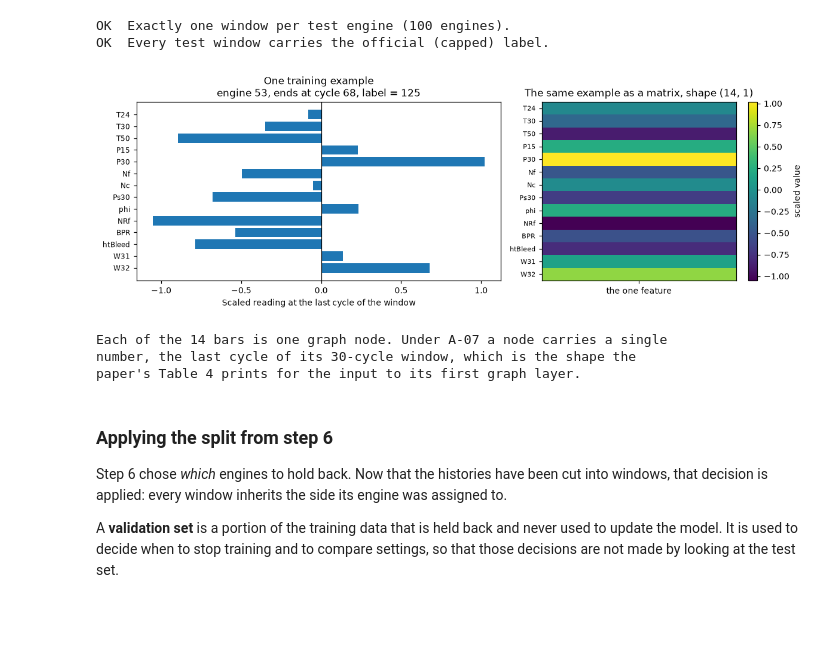
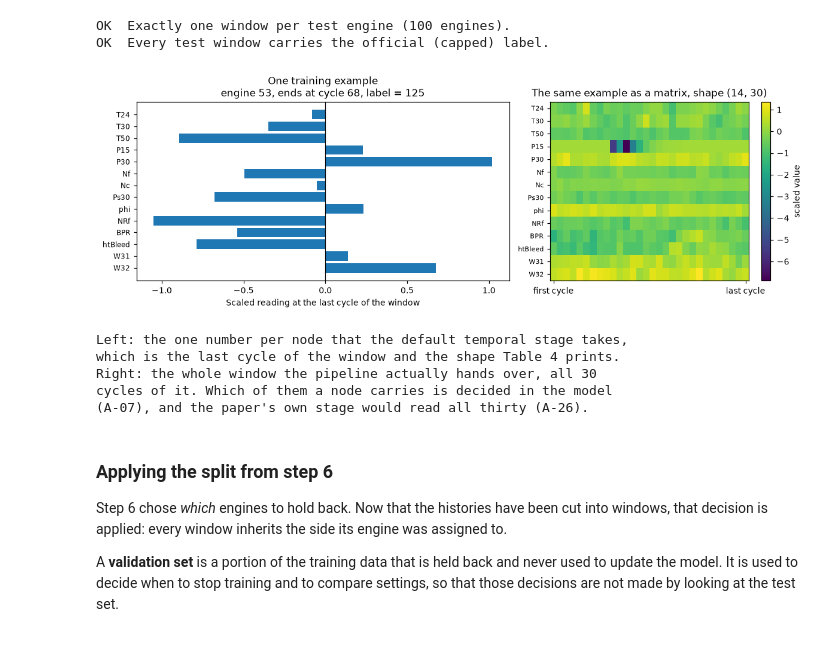
Before and after one commit to AminDaryan/Thesis-GNN-RUL-XAI, a Jupyter notebook: notebooks/01_preprocessing_fd001.ipynb, the cells around one changed output. Cells and saved outputs as stored; diff of their text form; code cells hidden in the pictures.

```diff
--- a/notebooks/01_preprocessing_fd001.ipynb
+++ b/notebooks/01_preprocessing_fd001.ipynb
@@ -1406,47 +1411,54 @@ print("OK  Every test window carries the official (capped) label.")
 OK  Exactly one window per test engine (100 engines).
 OK  Every test window carries the official (capped) label.
 # %%
-# What one example actually looks like: one number per sensor node, not a trace.
+# What one example actually looks like: a window per sensor, and the one
+# number the default temporal stage takes from it.
 example_index = len(train_windows_all) // 2
-example = train_windows_all.features[example_index]      # shape (14, 1)
+example = train_windows_all.features[example_index]      # shape (14, 30)
+last_cycle = example[:, -1]                              # what LastCycle keeps
 
 fig, axes = plt.subplots(1, 2, figsize=(11, 3.8),
                          gridspec_kw={"width_ratios": [1.5, 1]})
 
 positions = list(range(len(PAPER_SENSOR_SYMBOLS)))
-axes[0].barh(positions, example[:, 0])
+axes[0].barh(positions, last_cycle)
 axes[0].set_yticks(positions)
 axes[0].set_yticklabels(PAPER_SENSOR_SYMBOLS, fontsize=8)
 axes[0].invert_yaxis()
 axes[0].axvline(0.0, color="black", linewidth=0.8)
 axes[0].set_xlabel("Scaled reading at the last cycle of the window")
 
 engine = train_windows_all.units[example_index]
 end_cycle = train_windows_all.end_cycles[example_index]
 label = train_windows_all.targets[example_index]
 title = ("One training example" + chr(10) +
          f"engine {engine}, ends at cycle {end_cycle}, label = {label:.0f}")
 axes[0].set_title(title)
 
 image = axes[1].imshow(example, aspect="auto", cmap="viridis")
 axes[1].set_yticks(range(14))
 axes[1].set_yticklabels(PAPER_SENSOR_SYMBOLS, fontsize=7)
-axes[1].set_xticks([0])
-axes[1].set_xticklabels(["the one feature"])
+axes[1].set_xticks([0, example.shape[1] - 1])
+axes[1].set_xticklabels(["first cycle", "last cycle"])
 axes[1].set_title(f"The same example as a matrix, shape {example.shape}")
 fig.colorbar(image, ax=axes[1], label="scaled value")
 
 fig.tight_layout()
 plt.show()
 
-print("Each of the 14 bars is one graph node. Under A-07 a node carries a single")
-print("number, the last cycle of its 30-cycle window, which is the shape the")
-print("paper's Table 4 prints for the input to its first graph layer.")
+print("Left: the one number per node that the default temporal stage "
+      "takes,")
+print("which is the last cycle of the window and the shape Table 4 prints.")
+print("Right: the whole window the pipeline actually hands over, all 30")
+print("cycles of it. Which of them a node carries is decided in the model")
+print("(A-07), and the paper's own stage would read all thirty (A-26).")
 # %% [output]
-[figure, old version]
+[figure, new version]
-Each of the 14 bars is one graph node. Under A-07 a node carries a single
-number, the last cycle of its 30-cycle window, which is the shape the
-paper's Table 4 prints for the input to its first graph layer.
+Left: the one number per node that the default temporal stage takes,
+which is the last cycle of the window and the shape Table 4 prints.
+Right: the whole window the pipeline actually hands over, all 30
+cycles of it. Which of them a node carries is decided in the model
+(A-07), and the paper's own stage would read all thirty (A-26).
 # %% [markdown]
 ### Applying the split from step 6
 
```
Also changed, not shown: parts of 12 cells of this notebook, 1 other file.
